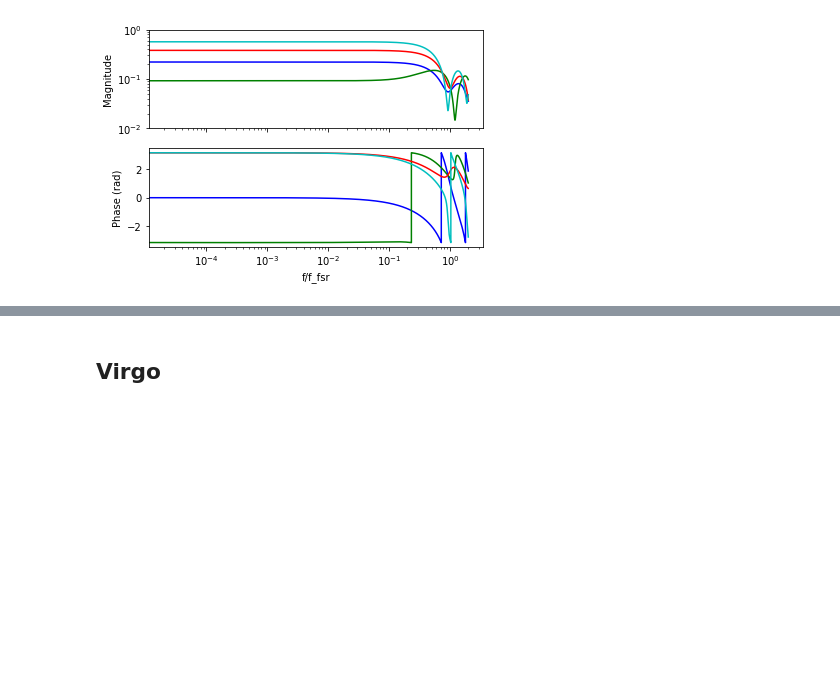
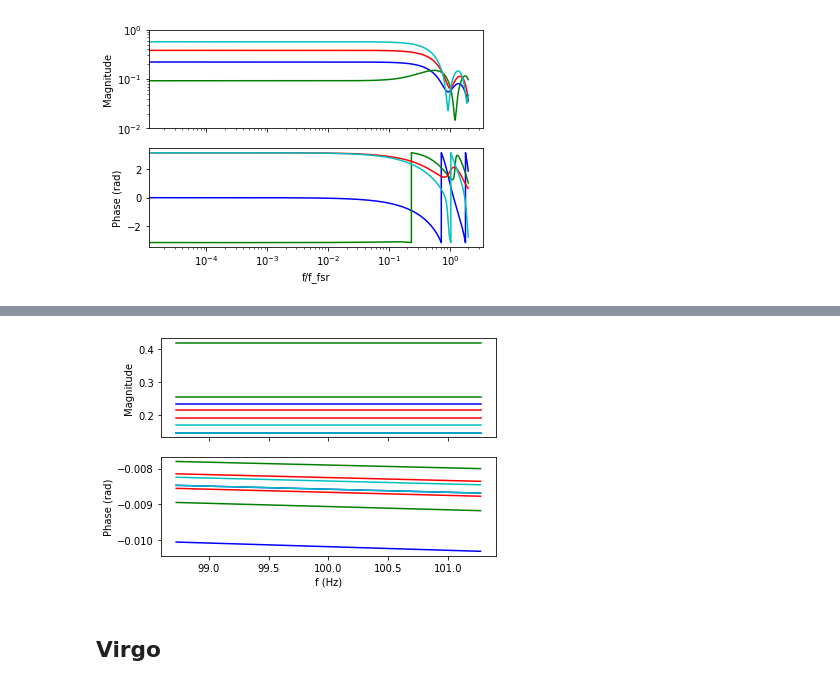
Before and after one commit to charrybdis/gw-detectors_modified, a Jupyter notebook: antenna_responses_test.ipynb, the cells around one changed output, grey strips where cells are left out. Saved outputs shown, nothing was run; the diff lists cells and outputs as text; code cells hidden in the pictures; blank space fills up the shorter version.

```diff
--- a/antenna_responses_test.ipynb
+++ b/antenna_responses_test.ipynb
@@ -335,3 +376,19 @@ plt.show()
+# %%
+F_pH, F_xH, F_vxH, F_vyH, F_bH, F_lH = H._geographic_unphased_response(freqs_signal, azim, pole, psi,
+                                                                       H.arms, long_wavelength_approximation=False)
+colours = ['b', 'g', 'r', 'c', 'b', 'g', 'r', 'c']
+
+fig, (ax1, ax2) = plt.subplots(2, 1, sharex=True)
+ax1.set_ylabel('Magnitude')
+for i in range(8):
+    ax1.plot(freqs_signal, np.abs(F_pH[:,i]), colours[i])
+ax2.set_ylabel('Phase (rad)')
+ax2.set_xlabel('f (Hz)')
+for i in range(8):
+    ax2.plot(freqs_signal, np.arctan2(F_pH.imag[:,i], F_pH.real[:,i]), colours[i])
+plt.show()
+# %% [output]
+[figure, added]
 # %% [markdown]
 ## Virgo
 # %%
```
Also changed, not shown: parts of 4 cells of this notebook, 8 other files.
